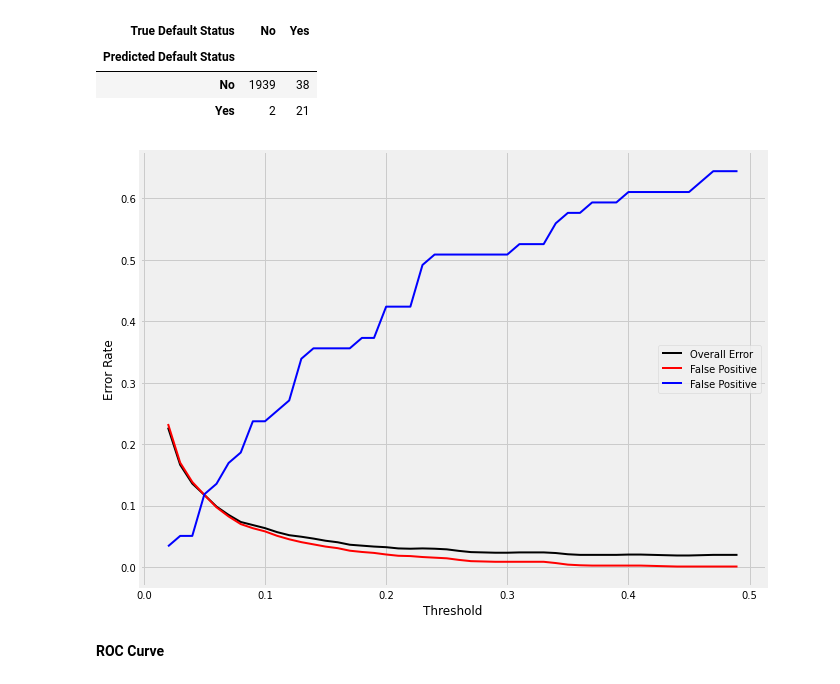
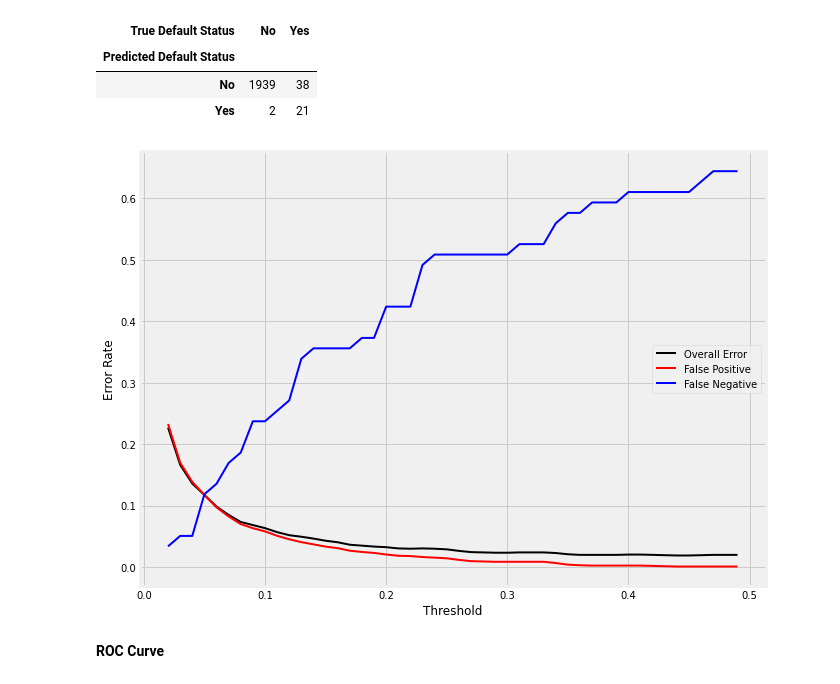
Before and after one commit to Revanthshalon/Machine-Learning, a Jupyter notebook: An Introduction to Statistical Learning/Unit 4 - Classification/Unit 4 - Classification.ipynb, the cells around one changed output. Drawn from its saved outputs; the diff is of its cells as text; code cells hidden in the pictures.

```diff
--- a/An Introduction to Statistical Learning/Unit 4 - Classification/Unit 4 - Classification.ipynb
+++ b/An Introduction to Statistical Learning/Unit 4 - Classification/Unit 4 - Classification.ipynb
@@ -745,7 +745,7 @@ When K=2, we classify to class 2 if the probability is greater than 0.5, else to
 # %% [markdown]
 ### **LDA on Default Dataset**
 # %%
-default_data = pd.read_excel('/content/drive/My Drive/Repos/Git/Machine-Learning/An Introduction to Statistical Learning/Dataset/Default.xlsx')
+default_data = pd.read_excel('/content/drive/My Drive/Colab Notebooks/Github/Machine-Learning/An Introduction to Statistical Learning/Dataset/Default.xlsx')
 # %%
 default_data.head(3)
 # %% [output]
@@ -849,14 +849,14 @@ err_df = err_df.swapaxes('index','columns')
 # %%
 plt.figure(figsize=(10,8))
 plt.plot(err_df.index,err_df['Misclassification Error'],label='Overall Error',color='black',lw=2)
 plt.plot(err_df.index,err_df['False Positive Error'],label='False Positive',color='red',lw=2)
-plt.plot(err_df.index,err_df['False Negative Error'],label='False Positive',color='blue',lw=2)
+plt.plot(err_df.index,err_df['False Negative Error'],label='False Negative',color='blue',lw=2)
 plt.legend(loc='center right')
 plt.xlabel('Threshold')
 plt.ylabel('Error Rate')
 plt.show()
 # %% [output]
-[figure, old version]
+[figure, new version]
 # %% [markdown]
 **ROC Curve**
 # %%
```
Also changed, not shown: parts of 16 cells of this notebook.
